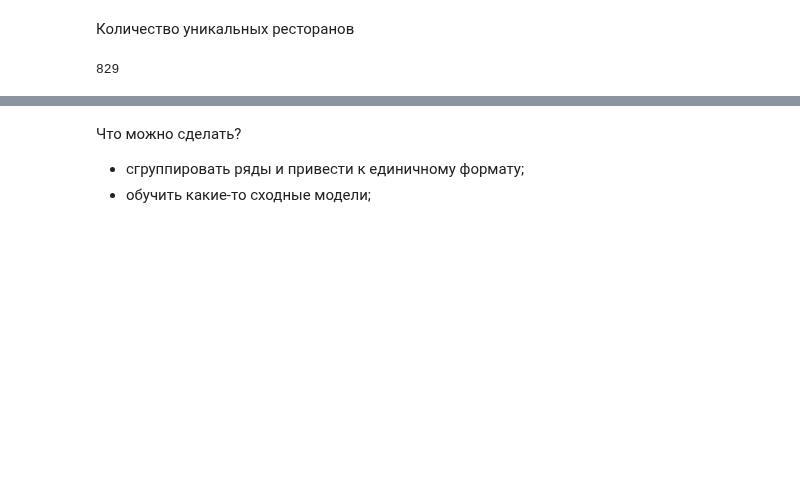
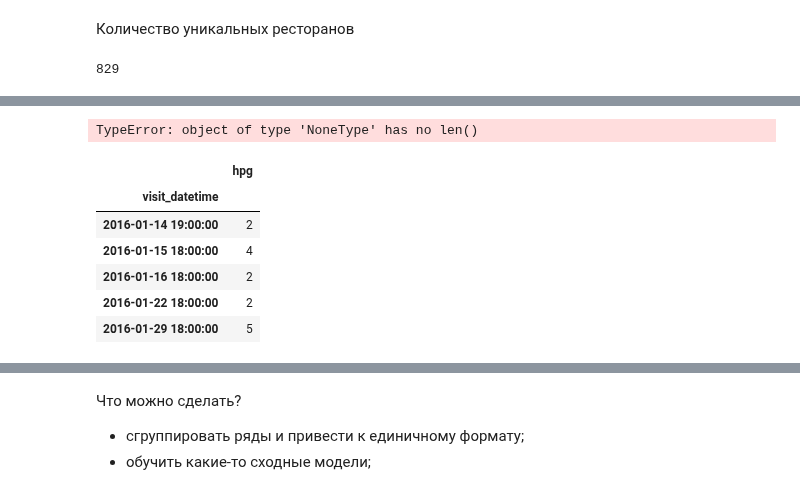
Before and after one commit to PhySci/Recruit-Restaurant-Visitor, a Jupyter notebook: take_a_look.ipynb, the cells around one changed output, grey strips where cells are left out. Cells and saved outputs as stored; diff of their text form; code cells hidden in the pictures; blank space fills up the shorter version.

```diff
--- a/take_a_look.ipynb
+++ b/take_a_look.ipynb
@@ -160,0 +194,16 @@ else:
+# %%
+air_reserved_an.to_frame().merge(hpg_reserved_an.to_frame(),left_on=True)
+# %% [output]
+TypeError: object of type 'NoneType' has no len()
+# %%
+c1 = hpg_reserved_an.to_frame()
+c1.columns=['hpg']
+c1.head()
+# %% [output]
+|  | hpg |
+| visit_datetime |  |
+| 2016-01-14 19:00:00 | 2 |
+| 2016-01-15 18:00:00 | 4 |
+| 2016-01-16 18:00:00 | 2 |
+| 2016-01-22 18:00:00 | 2 |
+| 2016-01-29 18:00:00 | 5 |
```
Also changed, not shown: parts of 15 cells of this notebook.
